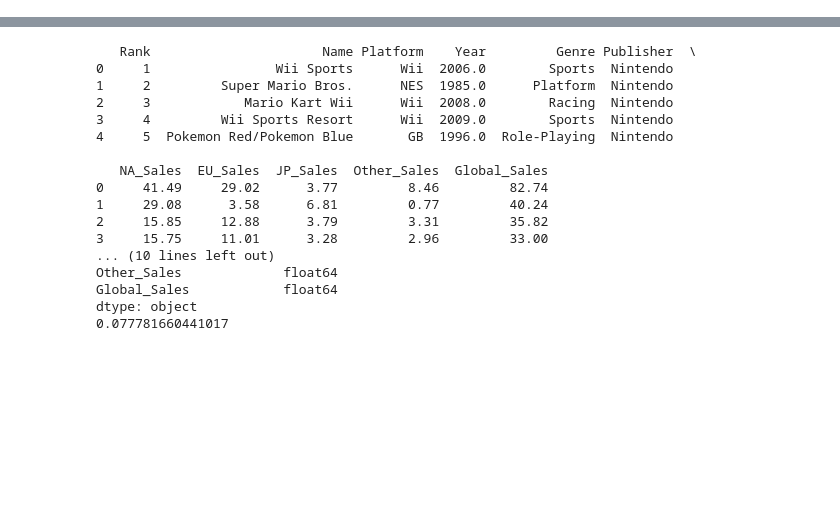
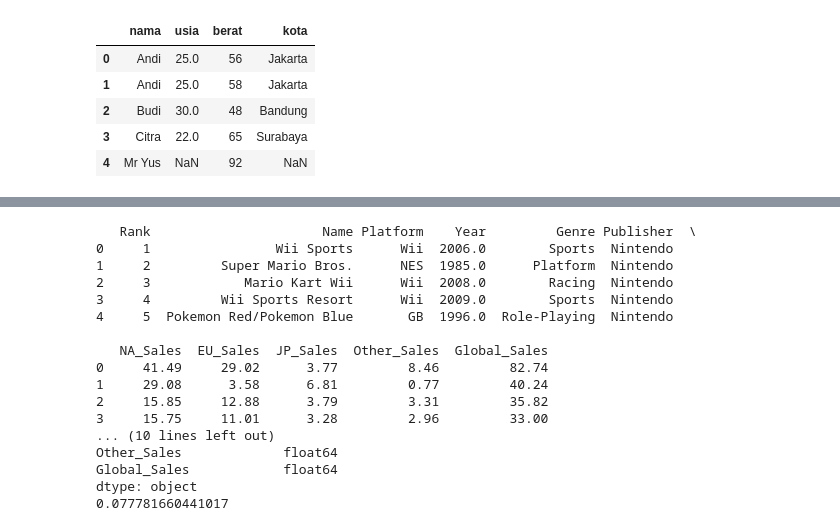
Before and after one commit to arimbawa/Big-Data, a Jupyter notebook: 01_Python_untuk_Big_Data.ipynb, the cells around one changed output, grey strips where cells are left out. Drawn from its saved outputs; the diff is of its cells as text; code cells hidden in the pictures; blank space fills up the shorter version.

```diff
--- a/01_Python_untuk_Big_Data.ipynb
+++ b/01_Python_untuk_Big_Data.ipynb
@@ -15,13 +15,23 @@ df.to_excel("sample_data/output.xlsx", index=False)
 data = {
     "nama": ["Andi","Andi", "Budi", "Citra","Mr Yus"],
     "usia": [25,25, 30, 22, np.nan],
-    "weight": [56,58, 48, 65,92],
+    "berat": [56,58, 48, 65,92],
     "kota": ["Jakarta","Jakarta", "Bandung", "Surabaya", np.nan]
 }
-df = pd.DataFrame(data)
+df_new = pd.DataFrame(data)
 
 # Simpan ke Parquet
-df.to_parquet("sample_data/data.parquet", engine="pyarrow", index=False)
+df_new.to_parquet("sample_data/data.parquet", engine="pyarrow", index=False)
+df.to_parquet("sample_data/vgsales.parquet", engine="pyarrow", index=False)
+# %%
+df_new
+# %% [output]
+|  | nama | usia | berat | kota |
+| 0 | Andi | 25.0 | 56 | Jakarta |
+| 1 | Andi | 25.0 | 58 | Jakarta |
+| 2 | Budi | 30.0 | 48 | Bandung |
+| 3 | Citra | 22.0 | 65 | Surabaya |
+| 4 | Mr Yus | NaN | 92 | NaN |
 # %%
 df = pd.read_parquet("sample_data/data.parquet")
 #df = df.dropna()
```
Also changed, not shown: parts of 11 cells of this notebook.
